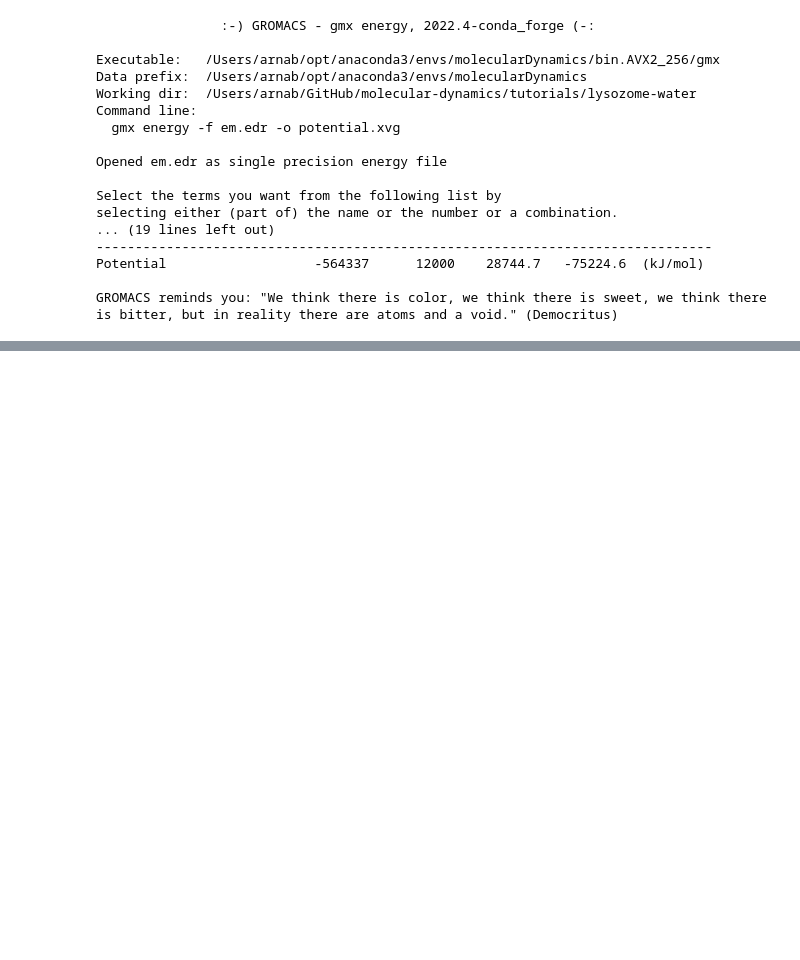
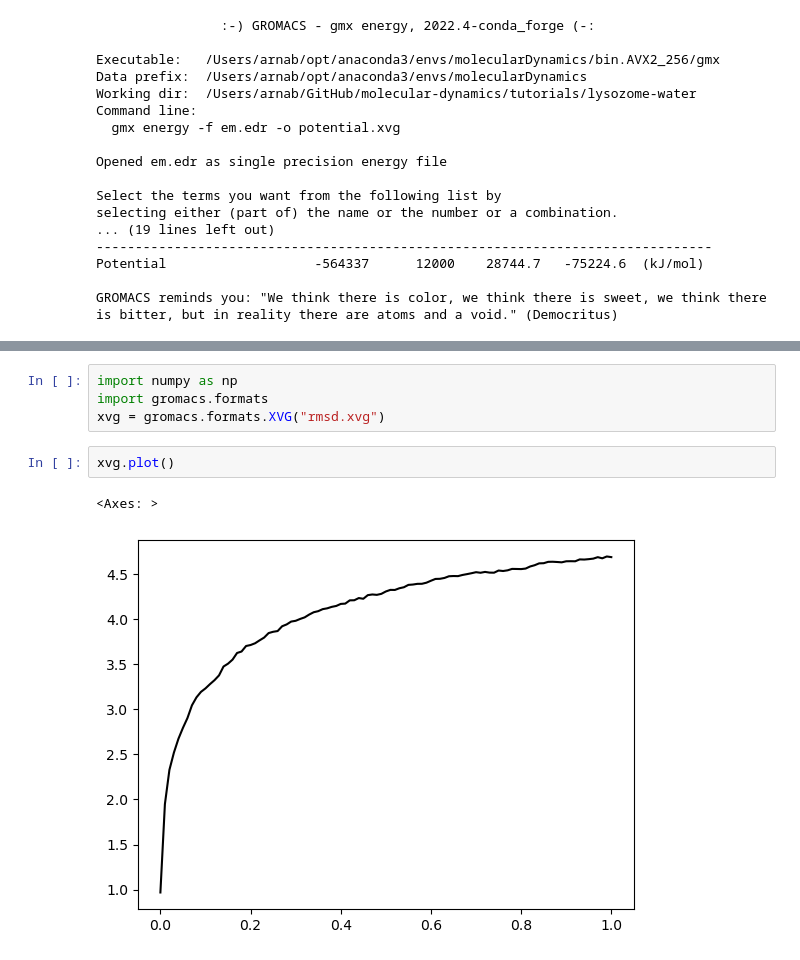
Before and after one commit to achakra9/molecular-dynamics, a Jupyter notebook: tutorials/lysozome-water/notebook.ipynb, the cells around one changed output, grey strips where cells are left out. Drawn from its saved outputs; the diff is of its cells as text; blank space fills up the shorter version.

```diff
--- a/tutorials/lysozome-water/notebook.ipynb
+++ b/tutorials/lysozome-water/notebook.ipynb
@@ -383,0 +862,9 @@ This is what we get after the minimization
+# %%
+import numpy as np
+import gromacs.formats
+xvg = gromacs.formats.XVG("rmsd.xvg")
+# %%
+xvg.plot()
+# %% [output]
+<Axes: >
+[figure, added]
```
Also changed, not shown: parts of 39 cells of this notebook, 35 other files.
